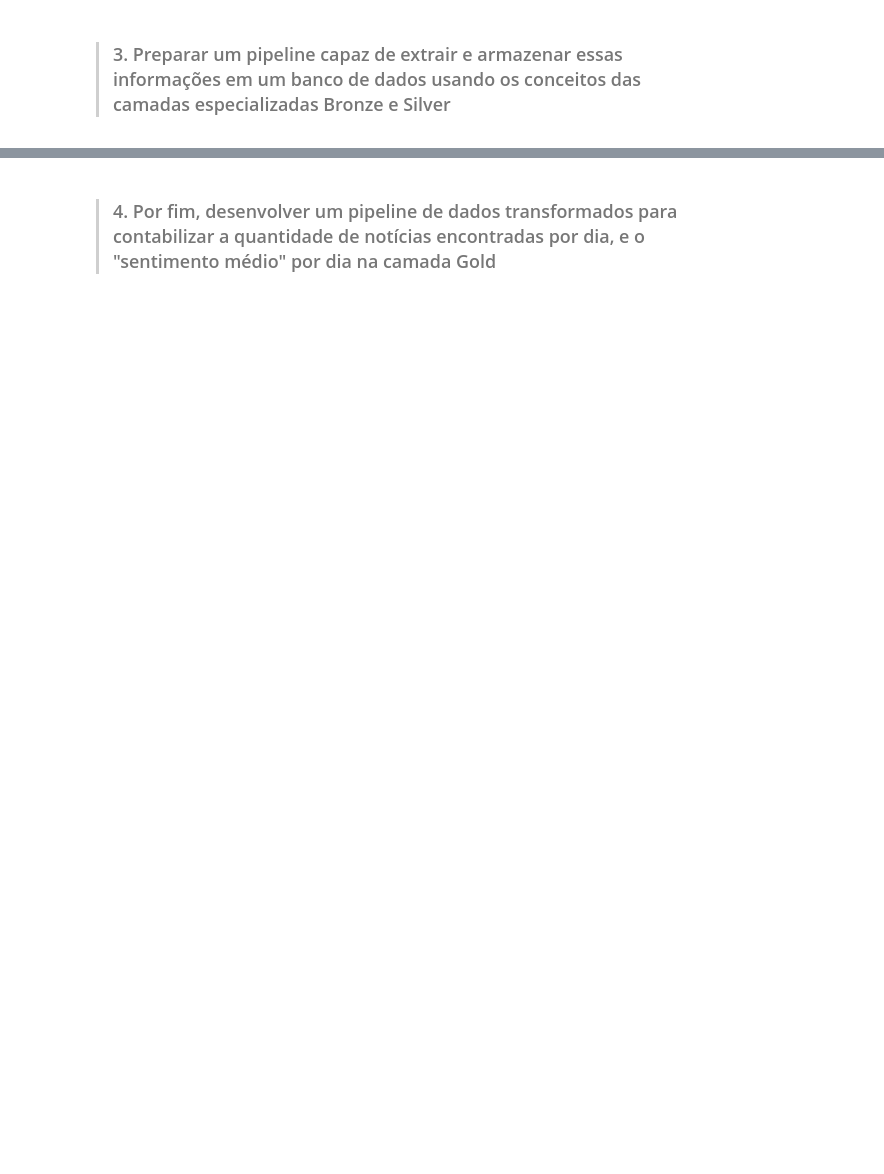
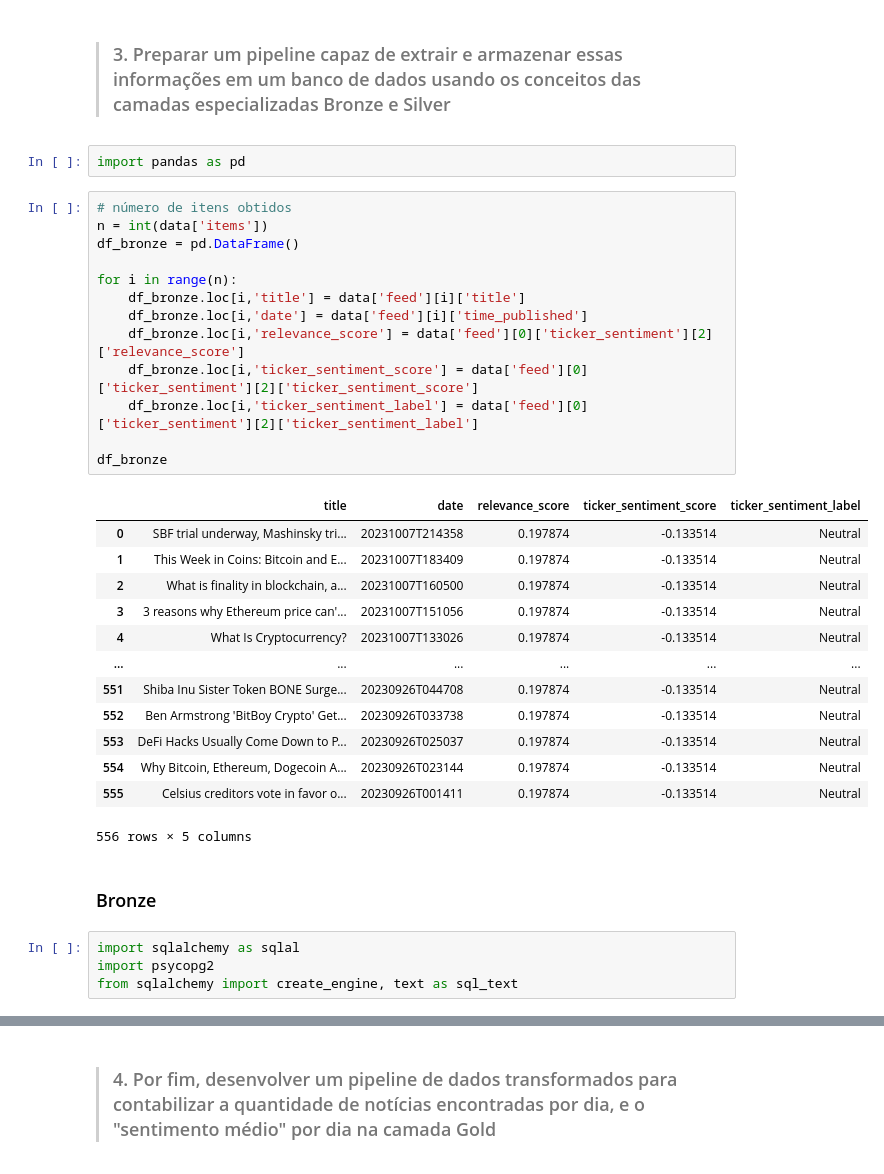
Before and after one commit to jlbmanetti/Curso-Santander-Coders, a Jupyter notebook: 5 - Analytics Engineering/Aula_1_Exercicio_1_Camadas_Especializadas.ipynb, the cells around one changed output, grey strips where cells are left out. Drawn from its saved outputs; the diff is of its cells as text; blank space fills up the shorter version.

```diff
--- a/5 - Analytics Engineering/Aula_1_Exercicio_1_Camadas_Especializadas.ipynb
+++ b/5 - Analytics Engineering/Aula_1_Exercicio_1_Camadas_Especializadas.ipynb
@@ -78,2 +85,37 @@ Resultado apenas do Ticker igual ao Bitcoin ('CRYPTO:BTC') {'ticker': 'CRYPTO:BT
 # %% [markdown]
 > ### 3. Preparar um pipeline capaz de extrair e armazenar essas informações em um banco de dados usando os conceitos das camadas especializadas Bronze e Silver
+# %%
+import pandas as pd
+# %%
+# número de itens obtidos
+n = int(data['items'])
+df_bronze = pd.DataFrame()
+
+for i in range(n):
+    df_bronze.loc[i,'title'] = data['feed'][i]['title']
+    df_bronze.loc[i,'date'] = data['feed'][i]['time_published']
+    df_bronze.loc[i,'relevance_score'] = data['feed'][0]['ticker_sentiment'][2]['relevance_score']
+    df_bronze.loc[i,'ticker_sentiment_score'] = data['feed'][0]['ticker_sentiment'][2]['ticker_sentiment_score']
+    df_bronze.loc[i,'ticker_sentiment_label'] = data['feed'][0]['ticker_sentiment'][2]['ticker_sentiment_label']
+
+df_bronze
+# %% [output]
+|  | title | date | relevance_score | ticker_sentiment_score | ticker_sentiment_label |
+| 0 | SBF trial underway, Mashinsky tri... | 20231007T214358 | 0.197874 | -0.133514 | Neutral |
+| 1 | This Week in Coins: Bitcoin and E... | 20231007T183409 | 0.197874 | -0.133514 | Neutral |
+| 2 | What is finality in blockchain, a... | 20231007T160500 | 0.197874 | -0.133514 | Neutral |
+| 3 | 3 reasons why Ethereum price can'... | 20231007T151056 | 0.197874 | -0.133514 | Neutral |
+| 4 | What Is Cryptocurrency? | 20231007T133026 | 0.197874 | -0.133514 | Neutral |
+| ... | ... | ... | ... | ... | ... |
+| 551 | Shiba Inu Sister Token BONE Surge... | 20230926T044708 | 0.197874 | -0.133514 | Neutral |
+| 552 | Ben Armstrong 'BitBoy Crypto' Get... | 20230926T033738 | 0.197874 | -0.133514 | Neutral |
+| 553 | DeFi Hacks Usually Come Down to P... | 20230926T025037 | 0.197874 | -0.133514 | Neutral |
+| 554 | Why Bitcoin, Ethereum, Dogecoin A... | 20230926T023144 | 0.197874 | -0.133514 | Neutral |
+| 555 | Celsius creditors vote in favor o... | 20230926T001411 | 0.197874 | -0.133514 | Neutral |
+556 rows × 5 columns
+# %% [markdown]
+### Bronze
+# %%
+import sqlalchemy as sqlal
+import psycopg2
+from sqlalchemy import create_engine, text as sql_text
```
Also changed, not shown: parts of 14 cells of this notebook.
